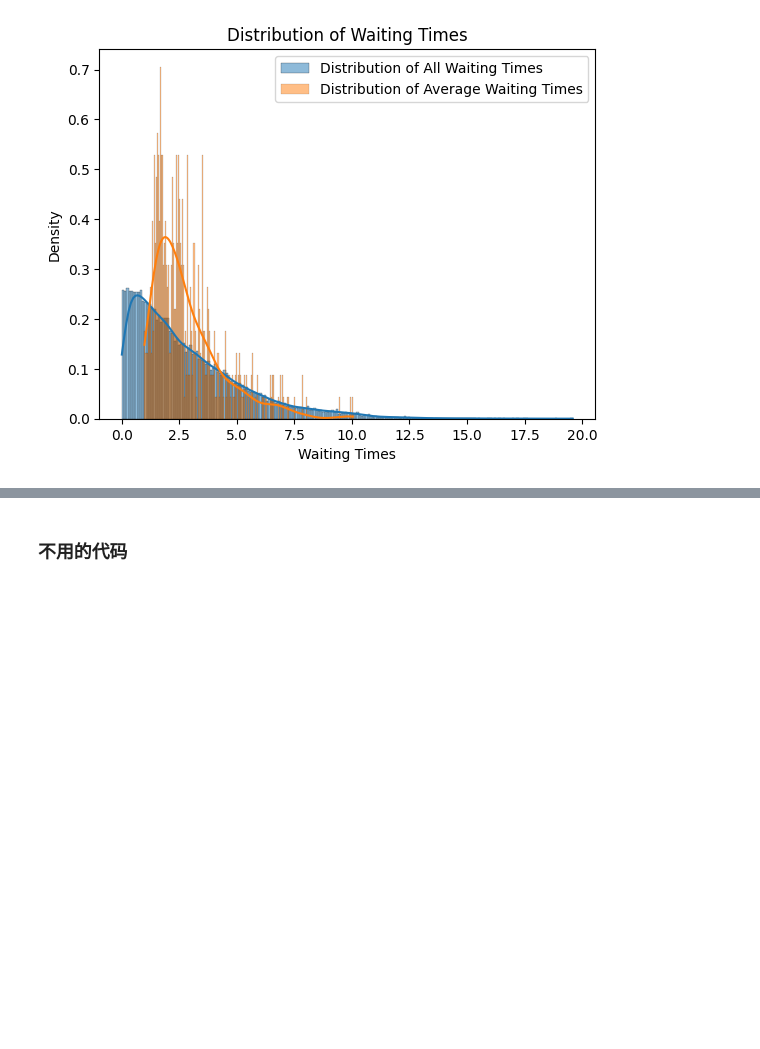
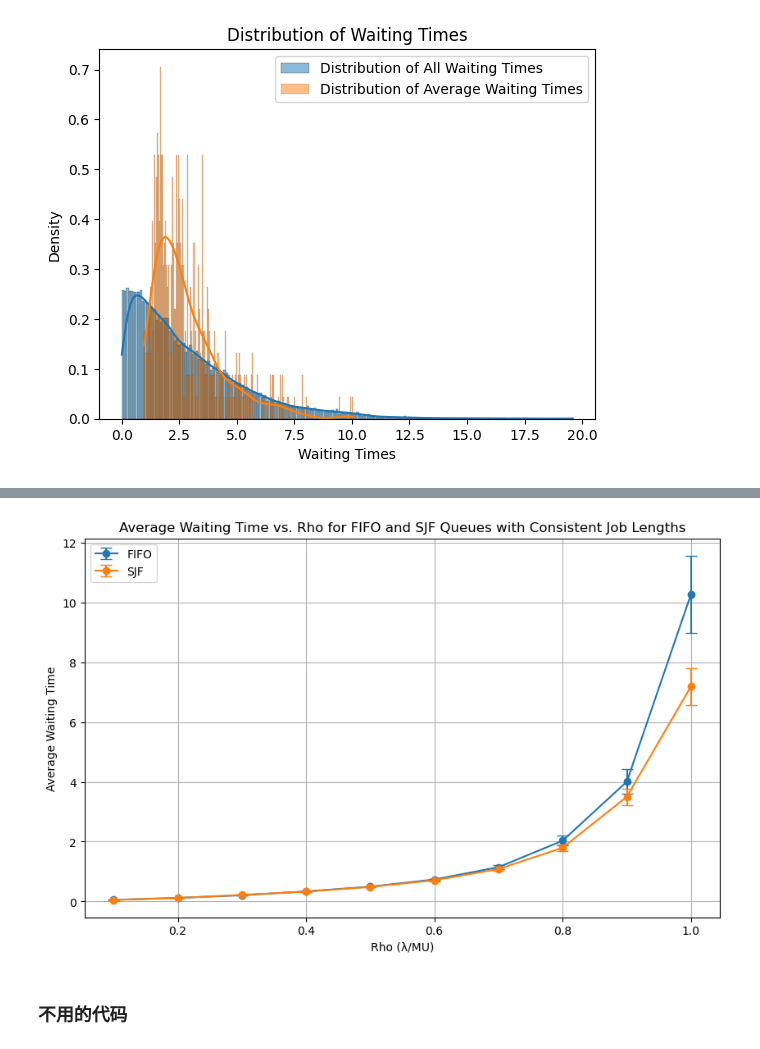
Before and after one commit to Ailuro-Luna/queueing, a Jupyter notebook: Jiawei Liao_14702398_Weikang Chen_14765632_Dan Dong_14989093_Assignment 2.ipynb, the cells around one changed output, grey strips where cells are left out. Drawn from its saved outputs; the diff is of its cells as text; code cells hidden in the pictures; blank space fills up the shorter version.

```diff
--- a/Jiawei Liao_14702398_Weikang Chen_14765632_Dan Dong_14989093_Assignment 2.ipynb
+++ b/Jiawei Liao_14702398_Weikang Chen_14765632_Dan Dong_14989093_Assignment 2.ipynb
@@ -274,3 +498,91 @@ plt_distribution_group(group_data, "Distribution of Waiting Times", labels, "Wai
+# %%
+# Function for confidence interval calculation
+def conf_int(mean, std_dev, n, p=0.95):
+    z_value = st.norm.ppf((p + 1) / 2)
+    margin = (z_value * std_dev) / math.sqrt(n)
+    return mean - margin, mean + margin
+
+# Class Job with added service_time parameter
+class Job:
+    def __init__(self, name, arrive_time, service_time):
+        self.name = name
+        self.arrive_time = arrive_time
+        self.service_time = service_time
+
+# Adjusted serve to create job with service_time
+def serve(env, job, server, waiting_times):
+    if isinstance(server, simpy.PriorityResource):
+        request = server.request(priority=job.service_time)
+    else:
+        request = server.request()
+
+    with request as req:
+        yield req
+        wait = env.now - job.arrive_time
+        waiting_times.append(wait)
+        yield env.timeout(job.service_time)
+
+# Adjusted job_generator for consistent job lengths and lambda_val
+def job_generator(env, server, waiting_times, lambda_val):
+    job_count = 0
+    while True:
+        yield env.timeout(random.expovariate(lambda_val))
+        job_count += 1
+        service_time = random.uniform(0.9, 1.1)  # Consistent job lengths
+        job = Job(f'Job_{job_count}', env.now, service_time)
+        env.process(serve(env, job, server, waiting_times))
+
+# Adjusted run_simulation
+def run_simulation(server_type, lambda_val):
+    env = simpy.Environment()
+    waiting_times = []
+    server = simpy.PriorityResource(env, capacity=1) if server_type == 'SJF' else simpy.Resource(env, capacity=1)
+    env.process(job_generator(env, server, waiting_times, lambda_val))
+    env.run(until=SIM_TIME)
+    return np.mean(waiting_times)
+
+# Parameters
+MU = 1  # Fixed service rate (MU)
+SIM_TIME = 500  # Simulation time in time units
+SIMULATIONS = 100  # Number of simulations for averaging
+rhos = np.arange(0.1, 1.1, 0.1)  # Range of rho values
+
+# Run the simulation
+results = []
+for rho in rhos:
+    lambda_val = rho * MU  # Calculate lambda for each rho
+    for queue_type in ['FIFO', 'SJF']:
+        avg_wait_times = []
+        for _ in range(SIMULATIONS):
+            avg_wait_time = run_simulation(queue_type, lambda_val)
+            avg_wait_times.append(avg_wait_time)
+        mean_wait = np.mean(avg_wait_times)
+        std_dev_wait = np.std(avg_wait_times, ddof=1)
+        conf_lower, conf_upper = conf_int(mean_wait, std_dev_wait, SIMULATIONS)
+        results.append({
+            'Rho': rho, 'QueueType': queue_type,
+            'MeanWait': mean_wait, 'ConfIntervalLower': conf_lower,
+            'ConfIntervalUpper': conf_upper
+        })
+
+# Convert results to DataFrame and plot
+results_df = pd.DataFrame(results)
+
+plt.figure(figsize=(10, 6))
+for queue_type in ['FIFO', 'SJF']:
+    subset = results_df[results_df['QueueType'] == queue_type]
+    plt.errorbar(subset['Rho'], subset['MeanWait'],
+                 yerr=[subset['MeanWait'] - subset['ConfIntervalLower'],
+                       subset['ConfIntervalUpper'] - subset['MeanWait']],
+                 label=queue_type, fmt='-o', capsize=5)
+plt.xlabel('Rho (λ/MU)')
+plt.ylabel('Average Waiting Time')
+plt.title('Average Waiting Time vs. Rho for FIFO and SJF Queues with Consistent Job Lengths')
+plt.legend()
+plt.grid(True)
+plt.show()
+# %% [output]
+[figure, added]
 # %% [markdown]
 ### 不用的代码
 # %%
```
Also changed, not shown: parts of 3 cells of this notebook.
